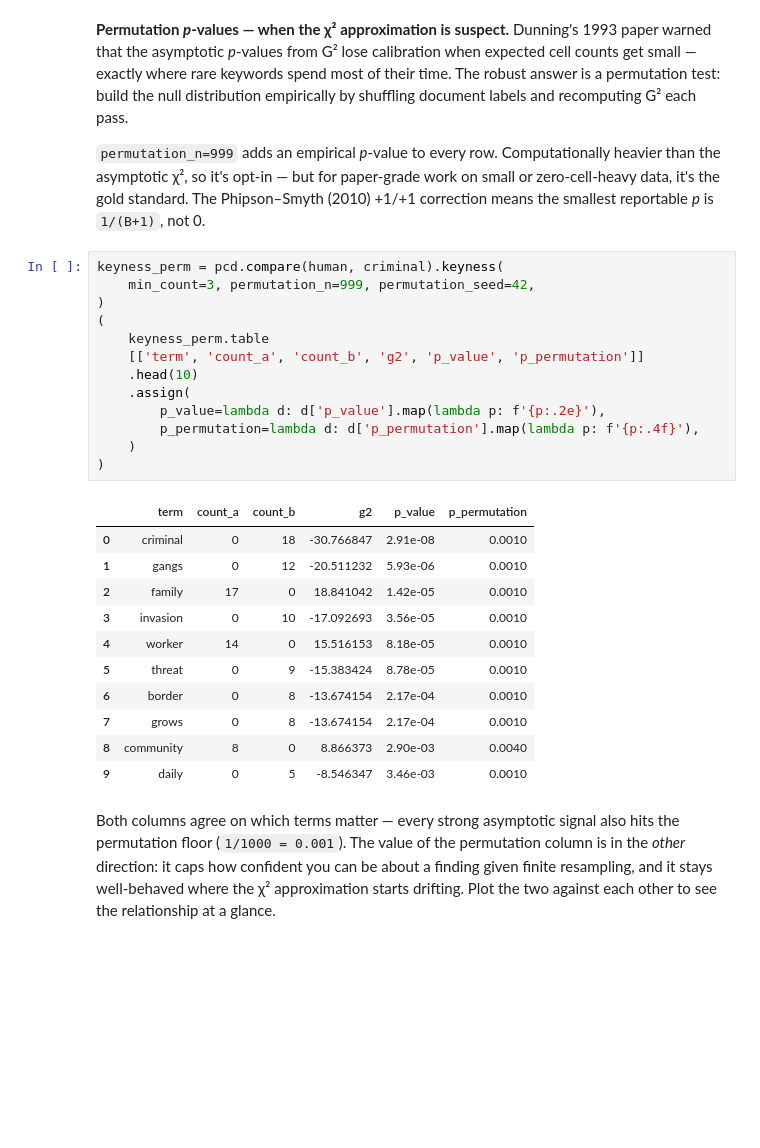
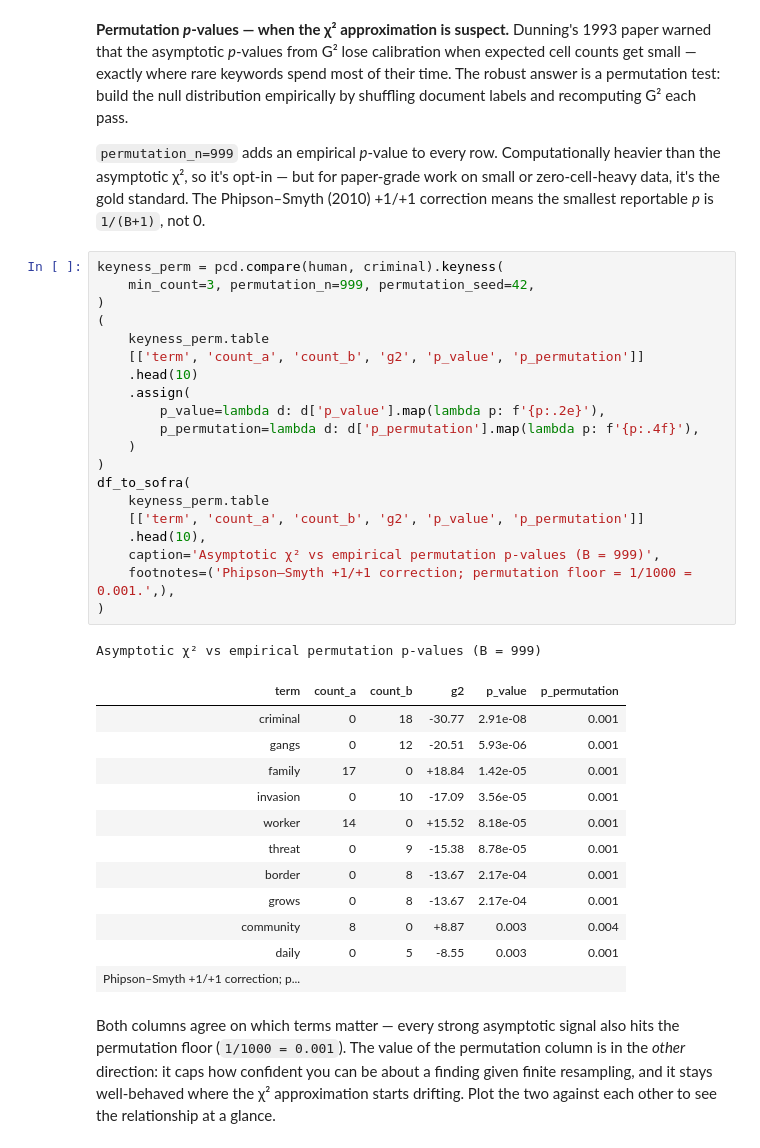
Before and after one commit to jturner-uofl/pycorpdiff, a Jupyter notebook: examples/pycorpdiff_showcase.ipynb, the cells around one changed output. Cells and saved outputs as stored; diff of their text form; blank space fills up the shorter version.

```diff
--- a/examples/pycorpdiff_showcase.ipynb
+++ b/examples/pycorpdiff_showcase.ipynb
@@ -218,28 +285,37 @@ KeynessResult(chi_squared, |a|=786, |b|=582, terms=114)
 # %%
 keyness_perm = pcd.compare(human, criminal).keyness(
     min_count=3, permutation_n=999, permutation_seed=42,
 )
 (
     keyness_perm.table
     [['term', 'count_a', 'count_b', 'g2', 'p_value', 'p_permutation']]
     .head(10)
     .assign(
         p_value=lambda d: d['p_value'].map(lambda p: f'{p:.2e}'),
         p_permutation=lambda d: d['p_permutation'].map(lambda p: f'{p:.4f}'),
     )
 )
+df_to_sofra(
+    keyness_perm.table
+    [['term', 'count_a', 'count_b', 'g2', 'p_value', 'p_permutation']]
+    .head(10),
+    caption='Asymptotic χ² vs empirical permutation p-values (B = 999)',
+    footnotes=('Phipson–Smyth +1/+1 correction; permutation floor = 1/1000 = 0.001.',),
+)
 # %% [output]
+Asymptotic χ² vs empirical permutation p-values (B = 999)
-|  | term | count_a | count_b | g2 | p_value | p_permutation |
-| 0 | criminal | 0 | 18 | -30.766847 | 2.91e-08 | 0.0010 |
-| 1 | gangs | 0 | 12 | -20.511232 | 5.93e-06 | 0.0010 |
-| 2 | family | 17 | 0 | 18.841042 | 1.42e-05 | 0.0010 |
-| 3 | invasion | 0 | 10 | -17.092693 | 3.56e-05 | 0.0010 |
-| 4 | worker | 14 | 0 | 15.516153 | 8.18e-05 | 0.0010 |
-| 5 | threat | 0 | 9 | -15.383424 | 8.78e-05 | 0.0010 |
-| 6 | border | 0 | 8 | -13.674154 | 2.17e-04 | 0.0010 |
-| 7 | grows | 0 | 8 | -13.674154 | 2.17e-04 | 0.0010 |
-| 8 | community | 8 | 0 | 8.866373 | 2.90e-03 | 0.0040 |
-| 9 | daily | 0 | 5 | -8.546347 | 3.46e-03 | 0.0010 |
+| term | count_a | count_b | g2 | p_value | p_permutation |
+| criminal | 0 | 18 | -30.77 | 2.91e-08 | 0.001 |
+| gangs | 0 | 12 | -20.51 | 5.93e-06 | 0.001 |
+| family | 17 | 0 | +18.84 | 1.42e-05 | 0.001 |
+| invasion | 0 | 10 | -17.09 | 3.56e-05 | 0.001 |
+| worker | 14 | 0 | +15.52 | 8.18e-05 | 0.001 |
+| threat | 0 | 9 | -15.38 | 8.78e-05 | 0.001 |
+| border | 0 | 8 | -13.67 | 2.17e-04 | 0.001 |
+| grows | 0 | 8 | -13.67 | 2.17e-04 | 0.001 |
+| community | 8 | 0 | +8.87 | 0.003 | 0.004 |
+| daily | 0 | 5 | -8.55 | 0.003 | 0.001 |
+| Phipson–Smyth +1/+1 correction; p... |  |  |  |  |  |
 # %% [markdown]
 Both columns agree on which terms matter — every strong asymptotic signal also hits the permutation floor (`1/1000 = 0.001`). The value of the permutation column is in the *other* direction: it caps how confident you can be about a finding given finite resampling, and it stays well-behaved where the χ² approximation starts drifting. Plot the two against each other to see the relationship at a glance.
 # %%
```
Also changed, not shown: parts of 10 cells of this notebook, 2 other files.
